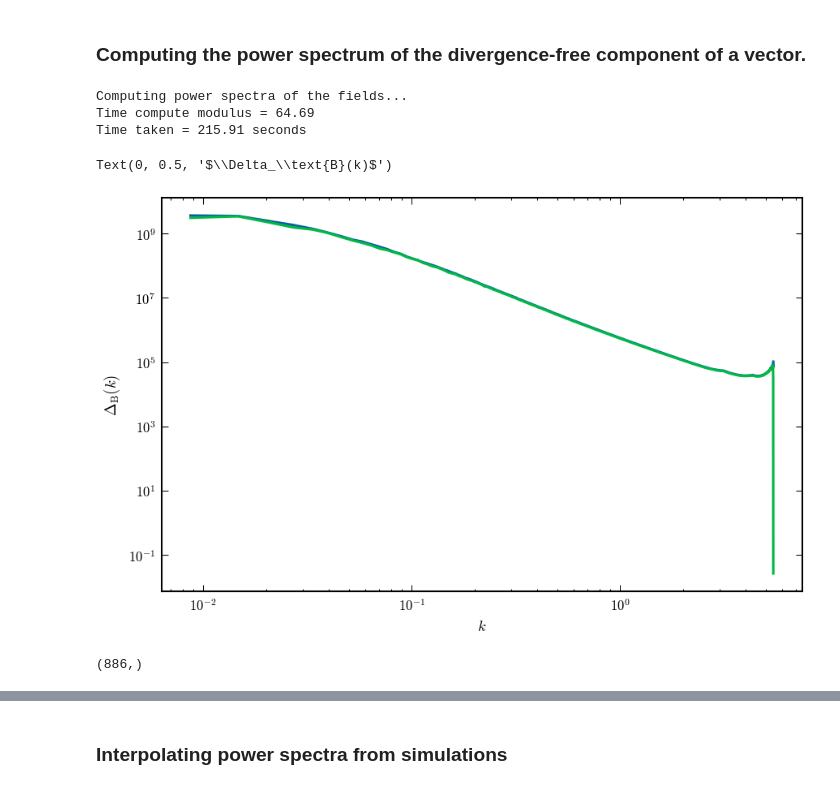
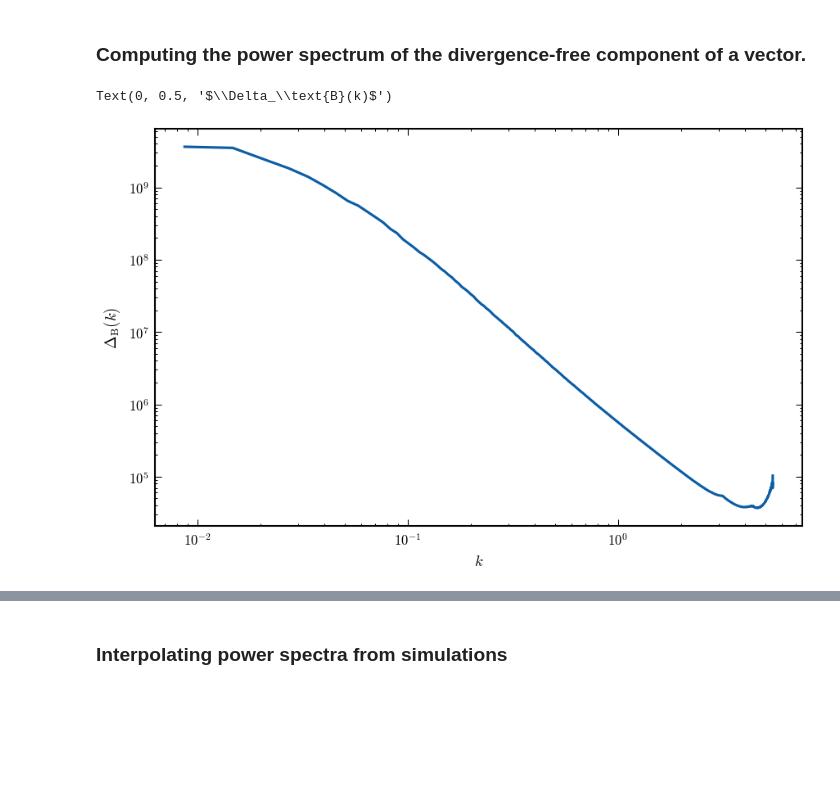
Before and after one commit to vPedreros/gravitomagnetic, a Jupyter notebook: gravitomagnetic.ipynb, the cells around one changed output, grey strips where cells are left out. Drawn from its saved outputs; the diff is of its cells as text; code cells hidden in the pictures; blank space fills up the shorter version.

```diff
--- a/gravitomagnetic.ipynb
+++ b/gravitomagnetic.ipynb
@@ -584,11 +509,7 @@ ax.legend()
 # %%
 # # Compute curl power spectrum using Pylians
 
-k, Pk_curl, Nmodes = PKL.Pk_curl(qx_field, qy_field, qz_field, 1024, MAS='CIC', threads=1, cross_terms=True)
+# k, Pk_curl, Nmodes = PKL.Pk_curl(qx_field, qy_field, qz_field, 1024, MAS='CIC', threads=1, cross_terms=True)
-# %% [output]
-Computing power spectra of the fields...
-Time compute modulus = 64.69
-Time taken = 215.91 seconds
 # %%
 # np.save('outputs/k_curl.npy', k)
 # np.save('outputs/Pk_curl.npy', Pk_curl)
@@ -602,14 +523,10 @@ Nmodes_omega = np.load('outputs/Nmodes_curl.npy')
 # %%
 fig, ax = plt.subplots()
 
 ax.loglog(k_q, Pk_omega/(k_q**3)/(2*np.pi**2))
-ax.loglog(k, Pk_curl/(k**3)/(2*np.pi**2))
+# ax.loglog(k, Pk_curl/(k**3)/(2*np.pi**2))
 ax.set_xlabel('$k$')
 ax.set_ylabel(r'$\Delta_\text{B}(k)$')
 # %% [output]
 Text(0, 0.5, '$\\Delta_\\text{B}(k)$')
-[figure, old version]
+[figure, new version]
-# %%
-k_q.shape
-# %% [output]
-(886,)
```
Also changed, not shown: parts of 44 cells of this notebook, 2 other files.
